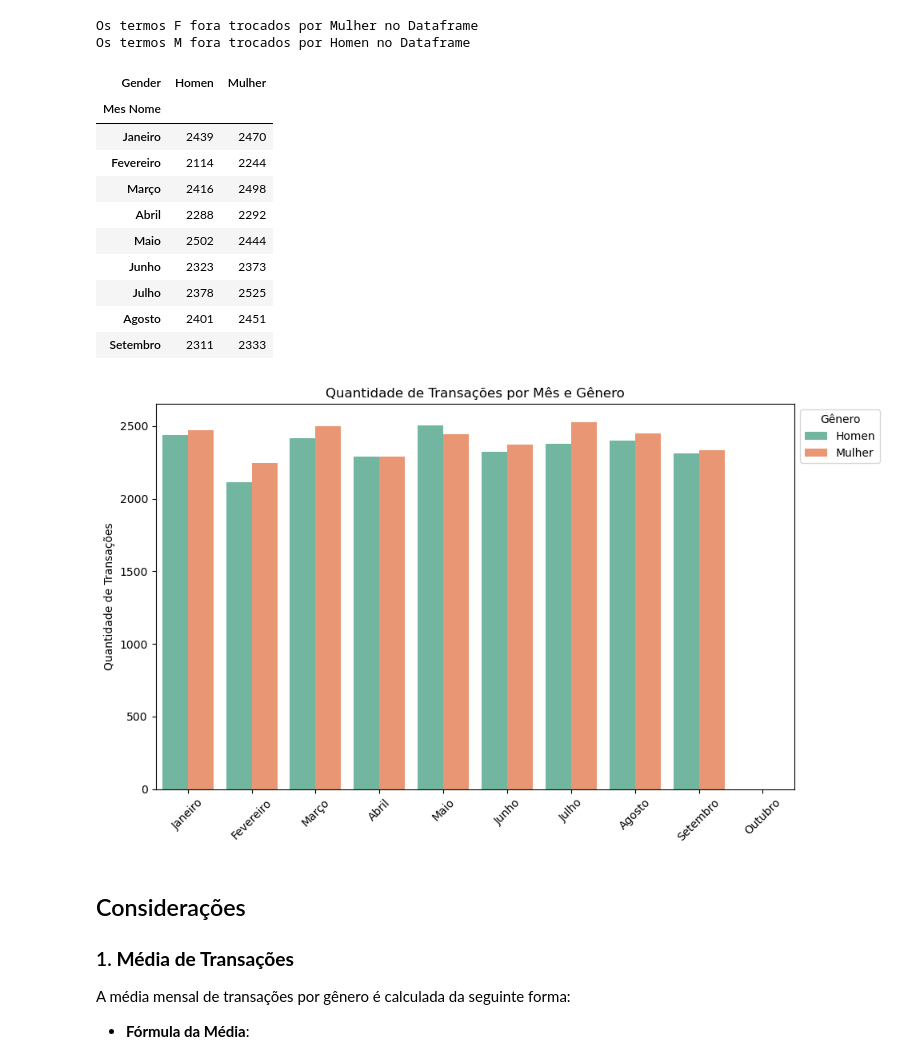
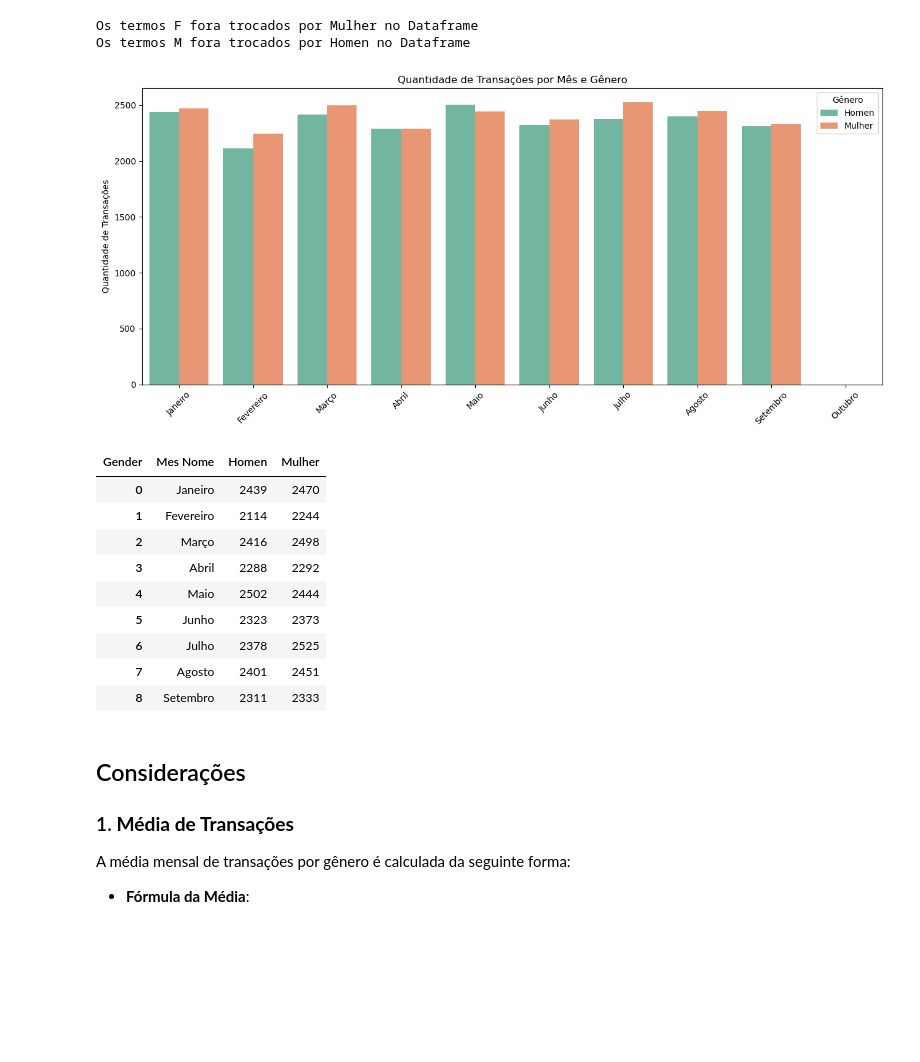
Before and after one commit to CesarMancioSilva/poo_monte_carlo, a Jupyter notebook: csv_file.ipynb, the cells around one changed output. Cells and saved outputs as stored; diff of their text form; code cells hidden in the pictures; blank space fills up the shorter version.

```diff
--- a/csv_file.ipynb
+++ b/csv_file.ipynb
@@ -141,41 +141,40 @@ Os termos M fora trocados por Homen no Dataframe
 # %%
 transacoes_por_genero = data.groupby(['Mes Nome', 'Gender'], observed=False).size().unstack(fill_value=0)
 
 # Removendo o mês de Outubro
 transacoes_por_genero = transacoes_por_genero.drop(index='Outubro')
 
-display(transacoes_por_genero)
 # Resetar o índice para plotagem
 transacoes_por_genero = transacoes_por_genero.reset_index()
 
 # Plotar gráfico de barras duplas
-plt.figure(figsize=(10, 6))
+plt.figure(figsize=(13, 6))
 sns.barplot(data=transacoes_por_genero.melt(id_vars='Mes Nome', var_name='Gender', value_name='Count'),
-             x='Mes Nome', y='Count', hue='Gender', palette='Set2')
+            x='Mes Nome', y='Count', hue='Gender', palette='Set2')
 
 # Configurações do gráfico
 plt.title('Quantidade de Transações por Mês e Gênero')
 plt.xlabel('')
 plt.ylabel('Quantidade de Transações')
 plt.legend(title='Gênero',bbox_to_anchor=(1, 1))
 plt.xticks(rotation=45)
 plt.tight_layout()
 
 # Exibir o gráfico
 plt.show()
+display(transacoes_por_genero)
 # %% [output]
+[figure, new version]
-| Gender | Homen | Mulher |
-| Mes Nome |  |  |
-| Janeiro | 2439 | 2470 |
-| Fevereiro | 2114 | 2244 |
-| Março | 2416 | 2498 |
-| Abril | 2288 | 2292 |
-| Maio | 2502 | 2444 |
-| Junho | 2323 | 2373 |
-| Julho | 2378 | 2525 |
-| Agosto | 2401 | 2451 |
-| Setembro | 2311 | 2333 |
+| Gender | Mes Nome | Homen | Mulher |
+| 0 | Janeiro | 2439 | 2470 |
+| 1 | Fevereiro | 2114 | 2244 |
+| 2 | Março | 2416 | 2498 |
+| 3 | Abril | 2288 | 2292 |
+| 4 | Maio | 2502 | 2444 |
+| 5 | Junho | 2323 | 2373 |
+| 6 | Julho | 2378 | 2525 |
+| 7 | Agosto | 2401 | 2451 |
+| 8 | Setembro | 2311 | 2333 |
-[figure, old version]
 # %% [markdown]
 ## Considerações
 
```
Also changed, not shown: parts of 3 cells of this notebook.
